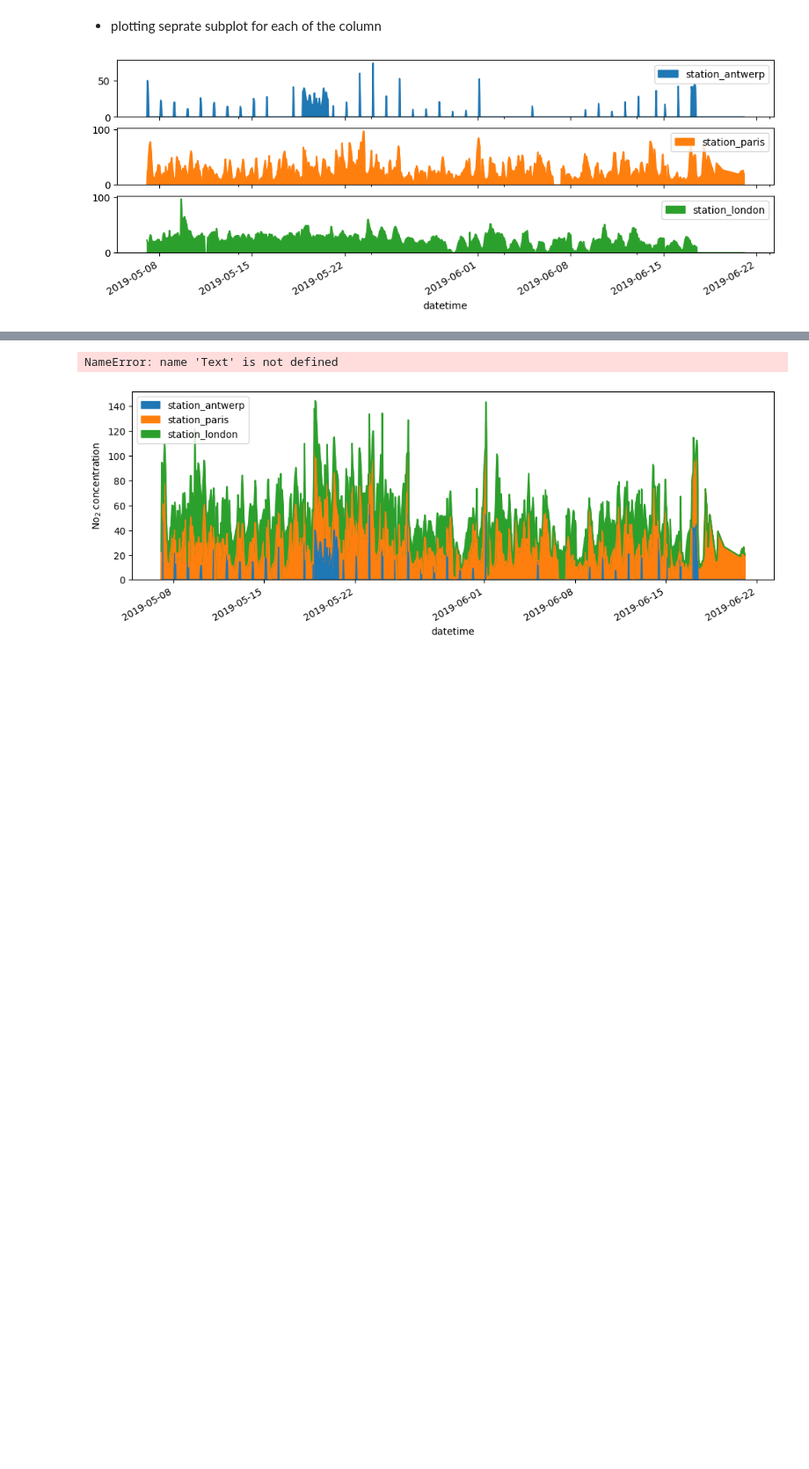
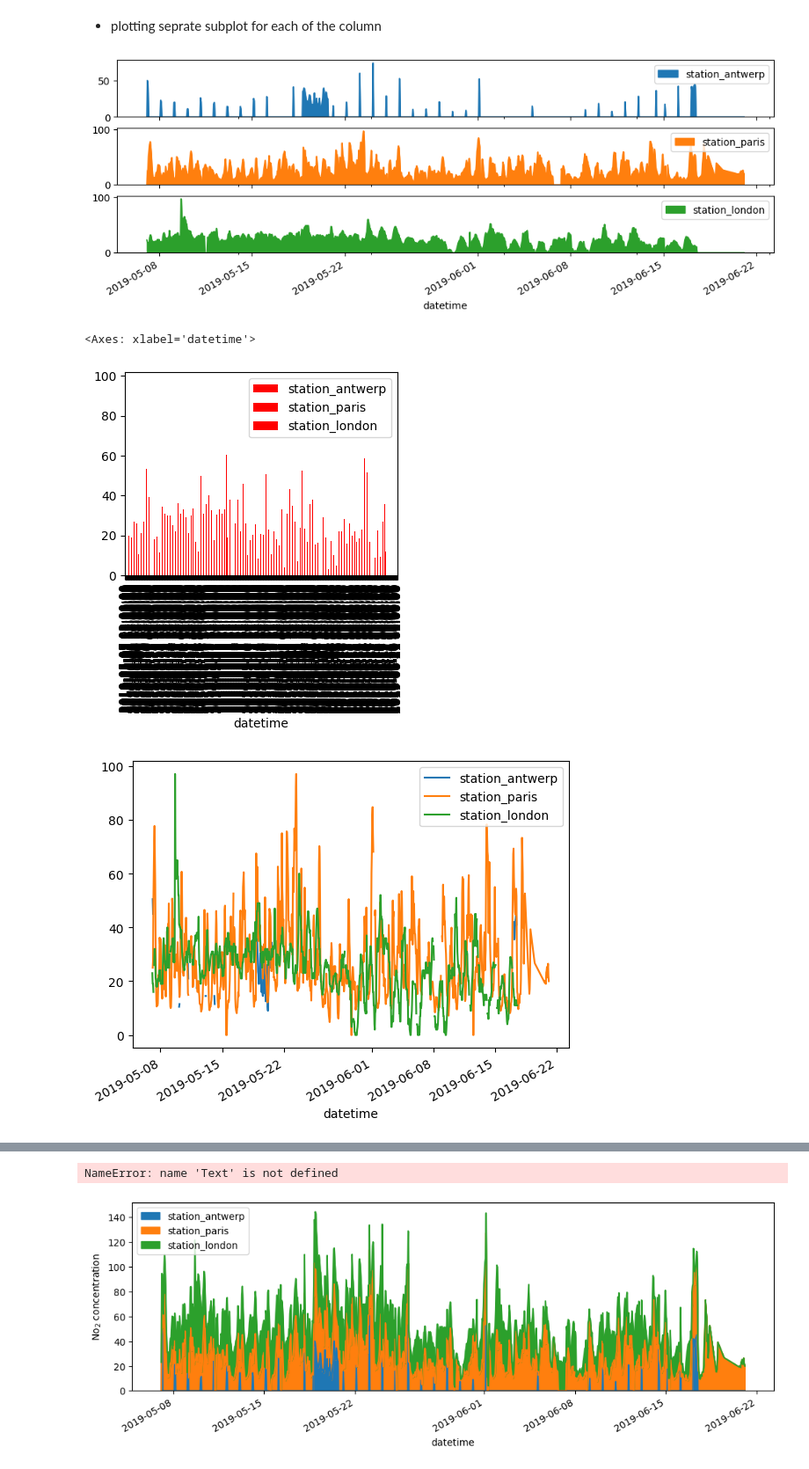
Before and after one commit to ghatanisuresh/DataScience_tutorial, a Jupyter notebook: DS.ipynb, the cells around one changed output, grey strips where cells are left out. Shown at 88% size. Drawn from its saved outputs; the diff is of its cells as text; code cells hidden in the pictures; blank space fills up the shorter version.

```diff
--- a/DS.ipynb
+++ b/DS.ipynb
@@ -882,3 +888,10 @@ axs = air.plot.area(figsize = (12,4), subplots = True)
 plt.show()
 # %% [output]
 [figure]
+# %%
+air.plot(kind = 'bar', figsize = (4, 3), color= 'r' )
+air.plot()
+# %% [output]
+<Axes: xlabel='datetime'>
+[figure, added]
+[figure, added]
```
Also changed, not shown: parts of 9 cells of this notebook.
